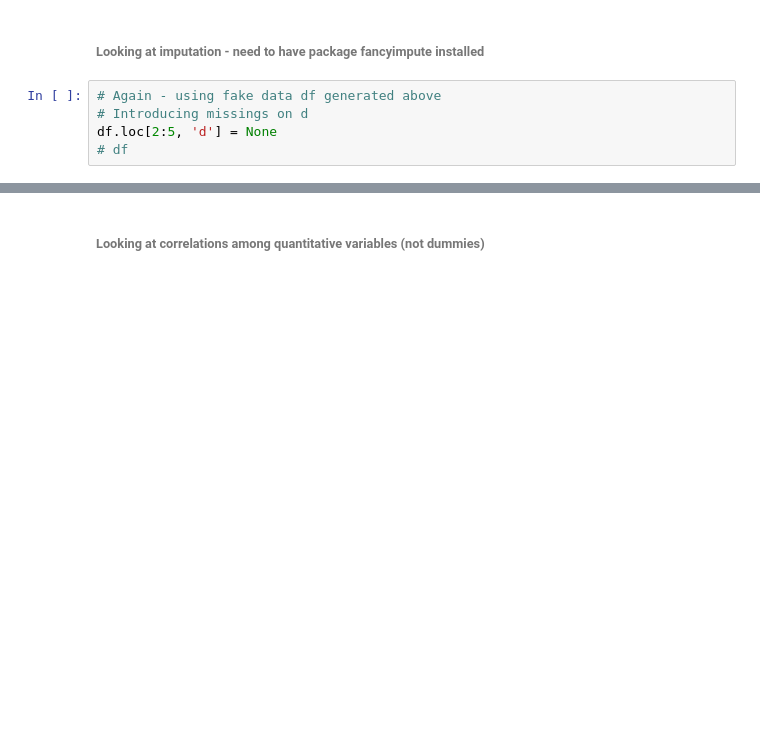
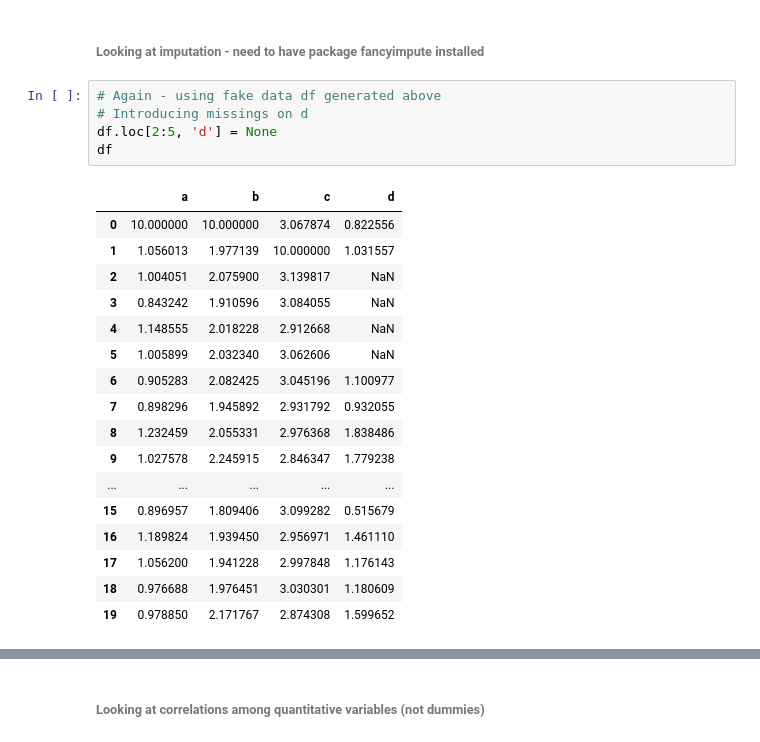
Before and after one commit to gwenkf/IowaHousePrices, a Jupyter notebook: House_Prices_Prepare_Dimitri.ipynb, the cells around one changed output, grey strips where cells are left out. Saved outputs shown, nothing was run; the diff lists cells and outputs as text; blank space fills up the shorter version.

```diff
--- a/House_Prices_Prepare_Dimitri.ipynb
+++ b/House_Prices_Prepare_Dimitri.ipynb
@@ -2410,8 +2412,26 @@ df.loc[1,'c'] = 10
 # %%
 # Again - using fake data df generated above
 # Introducing missings on d
 df.loc[2:5, 'd'] = None
-# df
+df
+# %% [output]
+|  | a | b | c | d |
+| 0 | 10.000000 | 10.000000 | 3.067874 | 0.822556 |
+| 1 | 1.056013 | 1.977139 | 10.000000 | 1.031557 |
+| 2 | 1.004051 | 2.075900 | 3.139817 | NaN |
+| 3 | 0.843242 | 1.910596 | 3.084055 | NaN |
+| 4 | 1.148555 | 2.018228 | 2.912668 | NaN |
+| 5 | 1.005899 | 2.032340 | 3.062606 | NaN |
+| 6 | 0.905283 | 2.082425 | 3.045196 | 1.100977 |
+| 7 | 0.898296 | 1.945892 | 2.931792 | 0.932055 |
+| 8 | 1.232459 | 2.055331 | 2.976368 | 1.838486 |
+| 9 | 1.027578 | 2.245915 | 2.846347 | 1.779238 |
+| ... | ... | ... | ... | ... |
+| 15 | 0.896957 | 1.809406 | 3.099282 | 0.515679 |
+| 16 | 1.189824 | 1.939450 | 2.956971 | 1.461110 |
+| 17 | 1.056200 | 1.941228 | 2.997848 | 1.176143 |
+| 18 | 0.976688 | 1.976451 | 3.030301 | 1.180609 |
+| 19 | 0.978850 | 2.171767 | 2.874308 | 1.599652 |
 # %%
 # I don't know yet if this code works with pandas data frames. I can't test it - because I can't install fnacyimpute yet
 # Maybe we have to first make our data frame a matrix...
```
Also changed, not shown: parts of 21 cells of this notebook, 2 other files.
